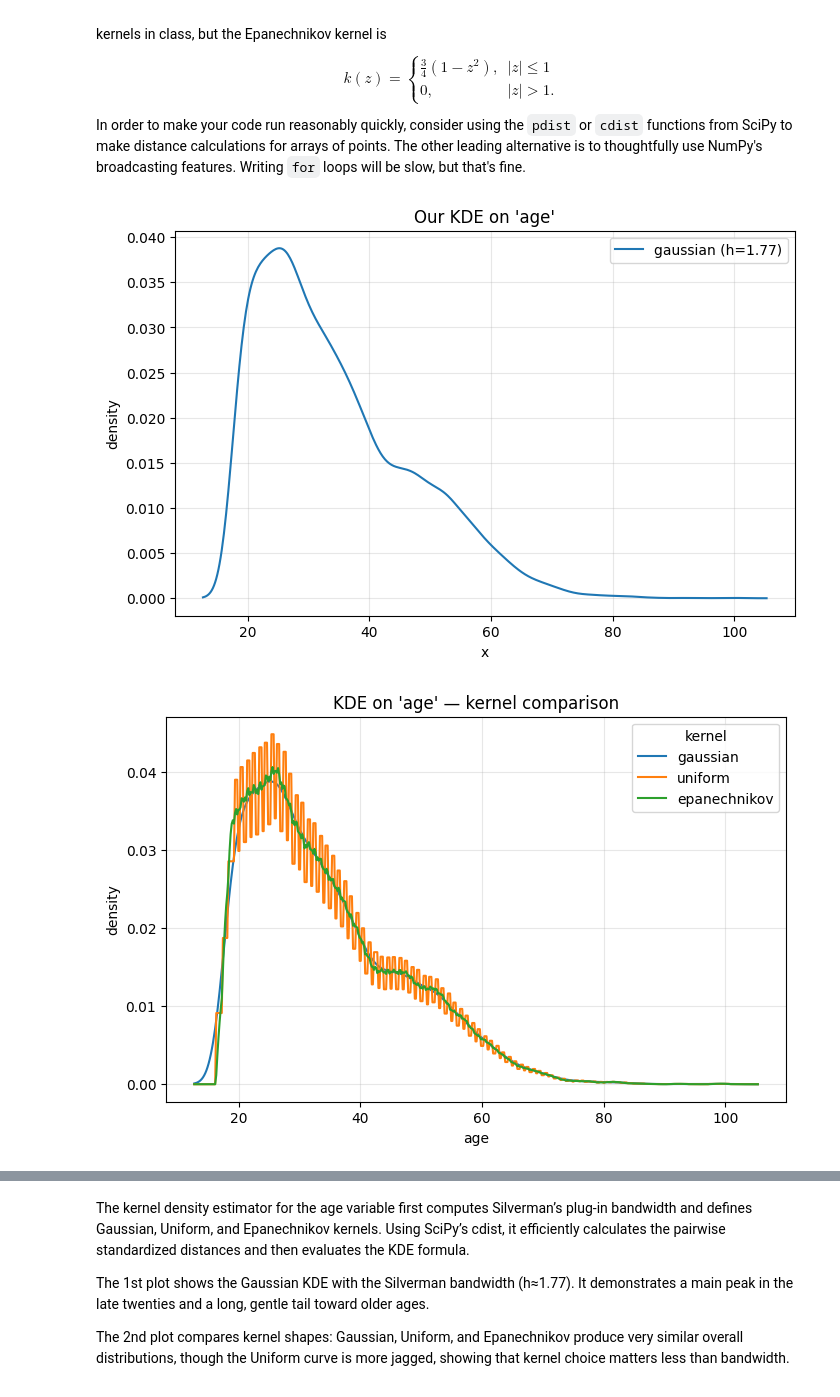
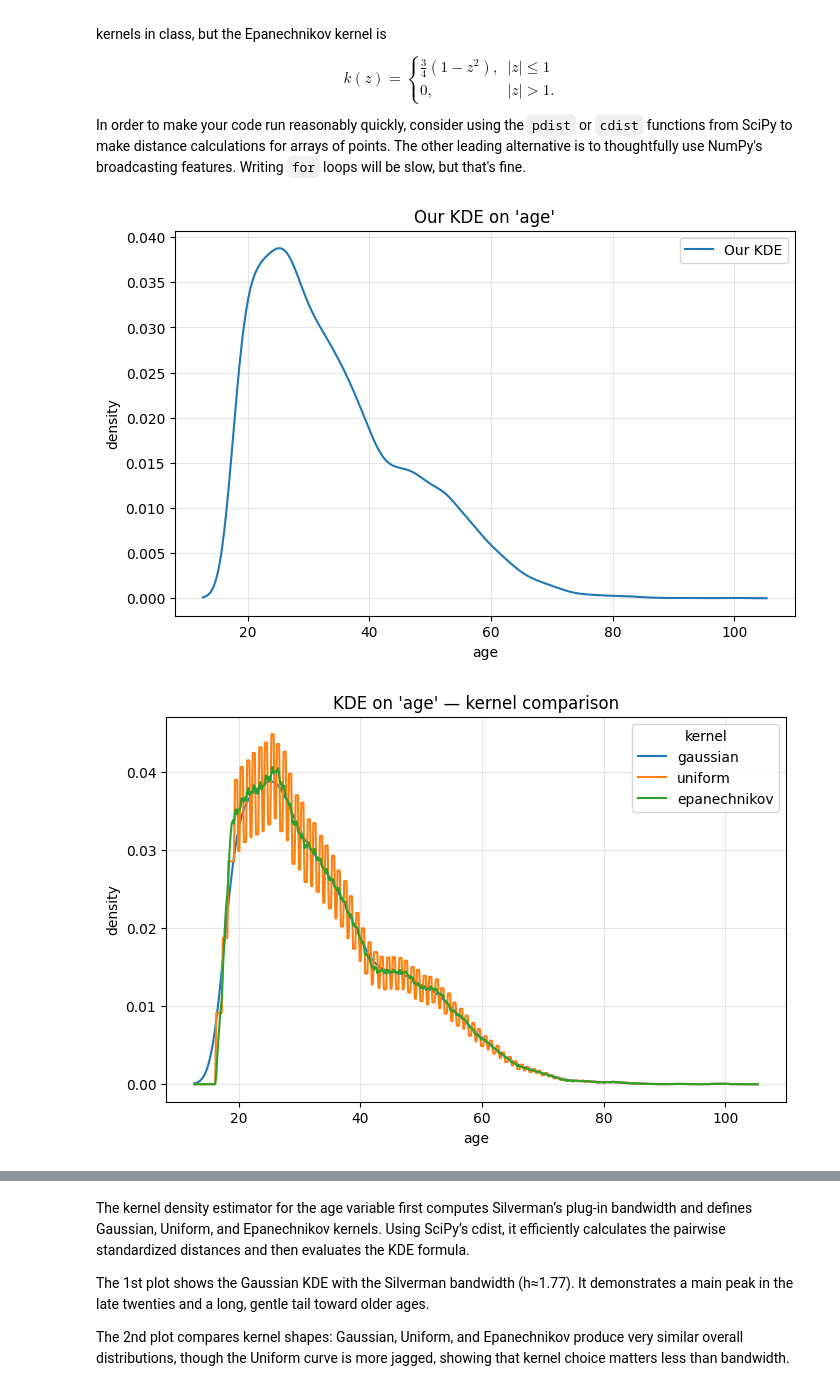
Before and after one commit to JingzhiYang04/visualization_assignment, a Jupyter notebook: assignment.ipynb, the cells around one changed output, grey strips where cells are left out. Cells and saved outputs as stored; diff of their text form; code cells hidden in the pictures.

```diff
--- a/assignment.ipynb
+++ b/assignment.ipynb
@@ -101,22 +101,6 @@ def kde1d(
     density = K.sum(axis=0) / (x.size * h)
     return grid, density, h
 
-# Lineplot
-def kdeplot_ours(
-    data,
-    kernel: str = "gaussian",
-    bandwidth: float | None = None,
-    label: str | None = None,
-    ax=None,
-    **kwargs,   # passes through to kde1d (gridsize, cut, grid)
-):
-    g, d, h = kde1d(data, bandwidth=bandwidth, kernel=kernel, **kwargs)
-    if ax is None:
-        _, ax = plt.subplots(figsize=(8, 5))
-    sns.lineplot(x=g, y=d, ax=ax, label=label or f"{kernel} (h={h:.2f})")
-    ax.set_xlabel("x"); ax.set_ylabel("density")
-    return g, d, h, ax
-
 # Pretrial data in class
 # Load dataset
 df = pd.read_csv("/content/pretrial_data.csv")
@@ -125,38 +109,41 @@ df = pd.read_csv("/content/pretrial_data.csv")
 x = df["age"] # The numeric variable that I chose
 
 # 1) Our KDE
-g, d, h, ax = kdeplot_ours(x, kernel="gaussian")
+g, d, h = kde1d(x, kernel="gaussian")
+fig, ax = plt.subplots(figsize=(8, 5)) # Create figure and axes for plotting
+sns.lineplot(x=g, y=d, ax=ax, label="Our KDE") # Plot the KDE
 ax.set_title("Our KDE on 'age'")
+ax.set_xlabel("age"); ax.set_ylabel("density"); # Set labels for axes
 ax.grid(True, alpha=.3); ax.legend()
 plt.show()
 
 # 2) Kernel comparison
 fig, ax = plt.subplots(figsize=(8, 5))
 for k in ["gaussian", "uniform", "epanechnikov"]:
     gk, dk, _ = kde1d(x, bandwidth=h, kernel=k)
     sns.lineplot(x=gk, y=dk, ax=ax, label=k)
 ax.set_title("KDE on 'age' — kernel comparison")
 ax.set_xlabel("age"); ax.set_ylabel("density"); ax.grid(True, alpha=.3); ax.legend(title="kernel")
 plt.show()
 
 # 3) Bandwidth sensitivity
 fig, ax = plt.subplots(figsize=(8, 5))
 for s in [0.5, 1.0, 2.0]:
     g_s, d_s, _ = kde1d(x, bandwidth=s*h, kernel="gaussian")
     sns.lineplot(x=g_s, y=d_s, ax=ax, label=f"h × {s}")
 ax.set_title("KDE on 'age' — bandwidth sensitivity")
 ax.set_xlabel("age"); ax.set_ylabel("density"); ax.grid(True, alpha=.3); ax.legend()
 plt.show()
 
 # 4) Compare wth seaborn.kdeplot
 fig, ax = plt.subplots(figsize=(8, 5))
 sns.lineplot(x=g, y=d, ax=ax, label=f"Our KDE, h={h:.2f}")
 sns.kdeplot(x=x.dropna(), ax=ax, label="seaborn.kdeplot")
 ax.set_title("Our KDE vs Seaborn KDE")
 ax.set_xlabel("age"); ax.set_ylabel("density"); ax.grid(True, alpha=.3); ax.legend()
 plt.show()
 # %% [output]
-[figure, old version]
+[figure, new version]
 [figure]
 [figure]
 [figure]
```
